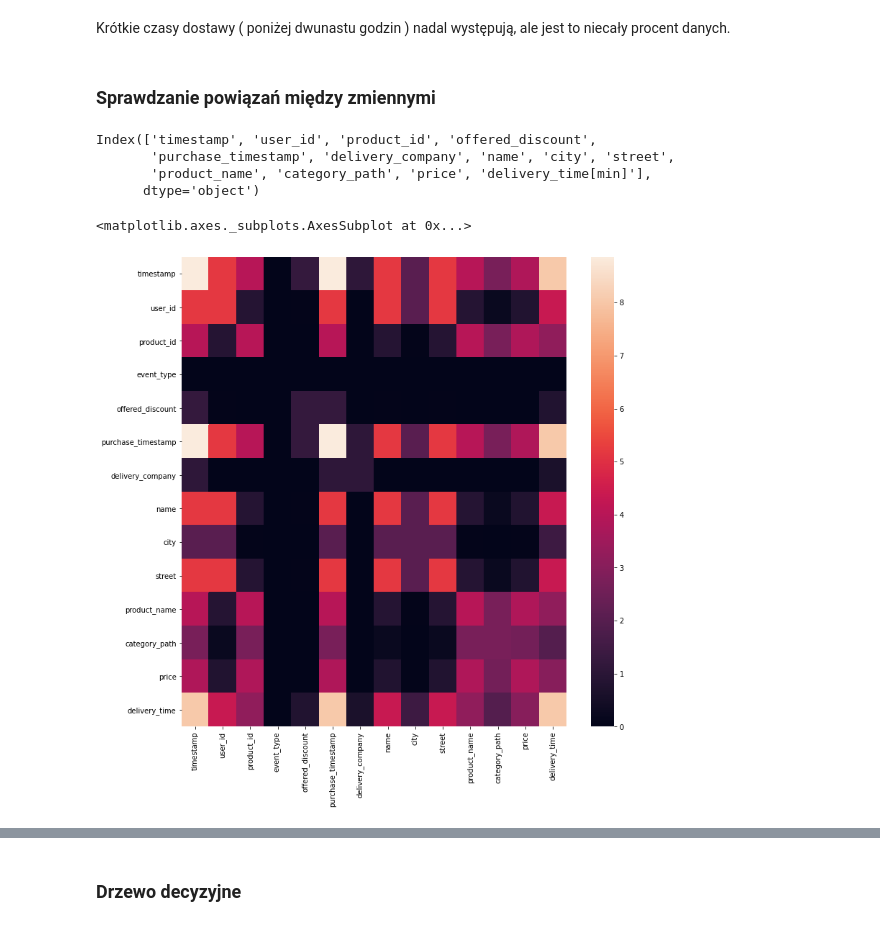
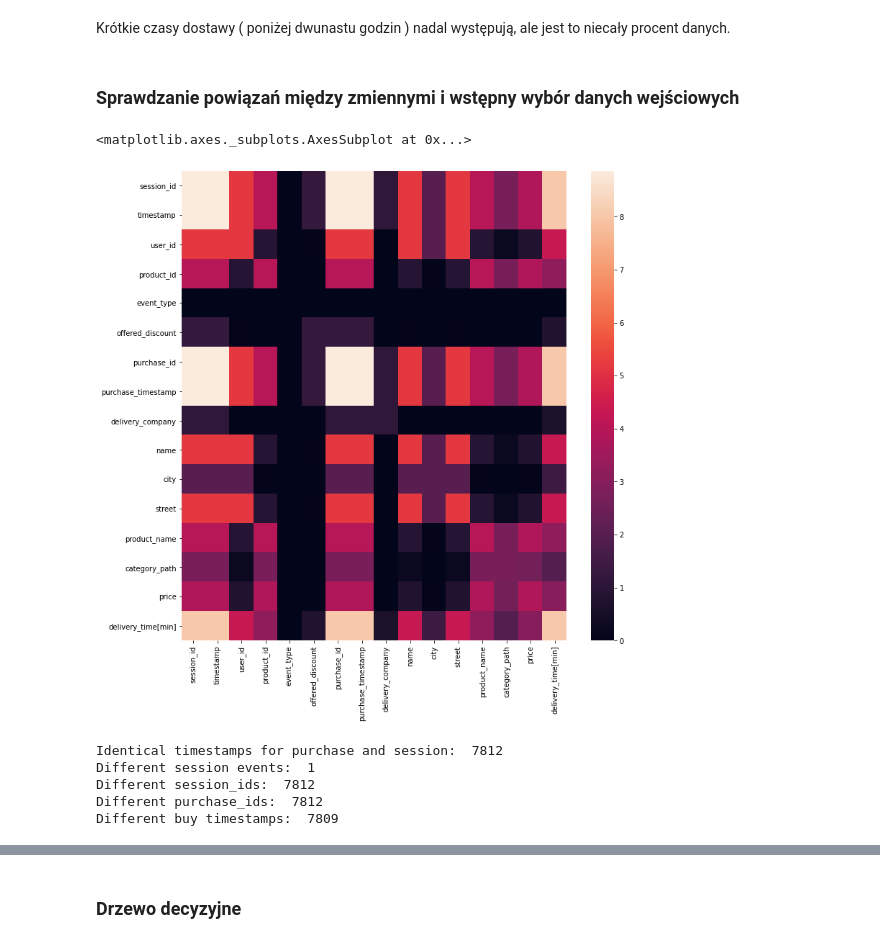
Before and after one commit to RafalUzarowicz/IUM, a Jupyter notebook: etap1-wersja2.ipynb, the cells around one changed output, grey strips where cells are left out. Saved outputs shown, nothing was run; the diff lists cells and outputs as text; code cells hidden in the pictures.

```diff
--- a/etap1-wersja2.ipynb
+++ b/etap1-wersja2.ipynb
@@ -645,37 +636,44 @@ len(deliveries_v2[deliveries_v2["time_difference"] < pd.Timedelta(hours=12)])
 # %% [markdown]
 Krótkie czasy dostawy ( poniżej dwunastu godzin ) nadal występują, ale jest to niecały procent danych.
 # %% [markdown]
-### Sprawdzanie powiązań między zmiennymi
+### Sprawdzanie powiązań między zmiennymi i wstępny wybór danych wejściowych
 # %%
 from sklearn.metrics import mutual_info_score
 
 def calc_mutual_info_score(df):
   attributes = df.columns.to_list()
   scores = pd.DataFrame(data = np.zeros((len(attributes), len(attributes))), columns = attributes, index = attributes)
   for i in range(len(attributes)):
     for j in range(i, len(attributes)):
       at1 = attributes[i]
       at2 = attributes[j]
       mi_score = mutual_info_score(df[at1], df[at2])
       scores[at1][at2] = mi_score
       scores[at2][at1] = mi_score
   return scores
 
 #data prep
 merged_full["purchase_timestamp"] = pd.to_datetime ( merged_full["purchase_timestamp"], format='%Y-%m-%dT%H:%M', errors="coerce")
 merged_full['delivery_timestamp'] = pd.to_datetime ( merged_full["delivery_timestamp"], format='%Y-%m-%dT%H:%M:%S', errors="coerce")
 merged_full["delivery_time[min]"] = (merged_full['delivery_timestamp'] - merged_full["purchase_timestamp"]).apply(lambda x: x.total_seconds()//60)
-temp = merged_full.drop(labels=["delivery_timestamp", "purchase_id", "session_id", "time_difference", "event_type"], axis=1)
+temp = merged_full.drop(labels=["delivery_timestamp"], axis=1)
 temp = temp.dropna()
 
-print(temp.columns)
-mi_scores = calc_mutual_info_score(no_nan)
+mi_scores = calc_mutual_info_score(temp)
 plt.figure(figsize=(12,12))
 sns.heatmap(mi_scores)
 # %% [output]
-Index(['timestamp', 'user_id', 'product_id', 'offered_discount',
-       'purchase_timestamp', 'delivery_company', 'name', 'city', 'street',
-       'product_name', 'category_path', 'price', 'delivery_time[min]'],
-      dtype='object')
+<matplotlib.axes._subplots.AxesSubplot at 0x...>
-<matplotlib.axes._subplots.AxesSubplot at 0x...>
-[figure, old version]
+[figure, new version]
+# %%
+print("Identical timestamps for purchase and session: ",len(merged_full[merged_full["timestamp"] == merged_full["purchase_timestamp"]]))
+print("Different session events: ", merged_full["event_type"].nunique())
+print("Different session_ids: ", merged_full["session_id"].nunique())
+print("Different purchase_ids: ", merged_full["purchase_id"].nunique())
+print("Different buy timestamps: ", merged_full["timestamp"].nunique())
+# %% [output]
+Identical timestamps for purchase and session:  7812
+Different session events:  1
+Different session_ids:  7812
+Different purchase_ids:  7812
+Different buy timestamps:  7809
```
Also changed, not shown: parts of 12 cells of this notebook.
